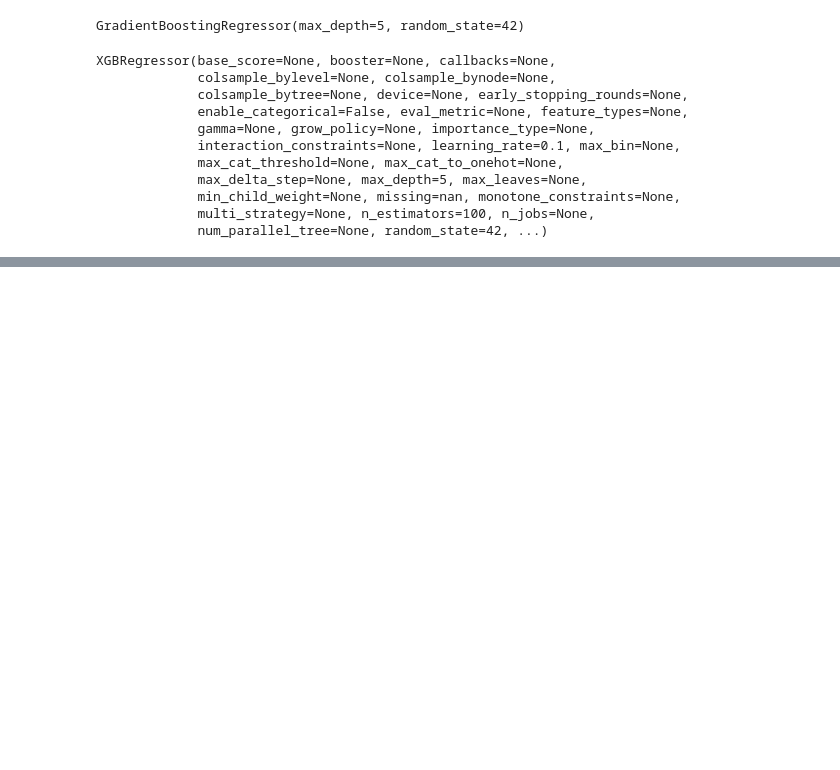
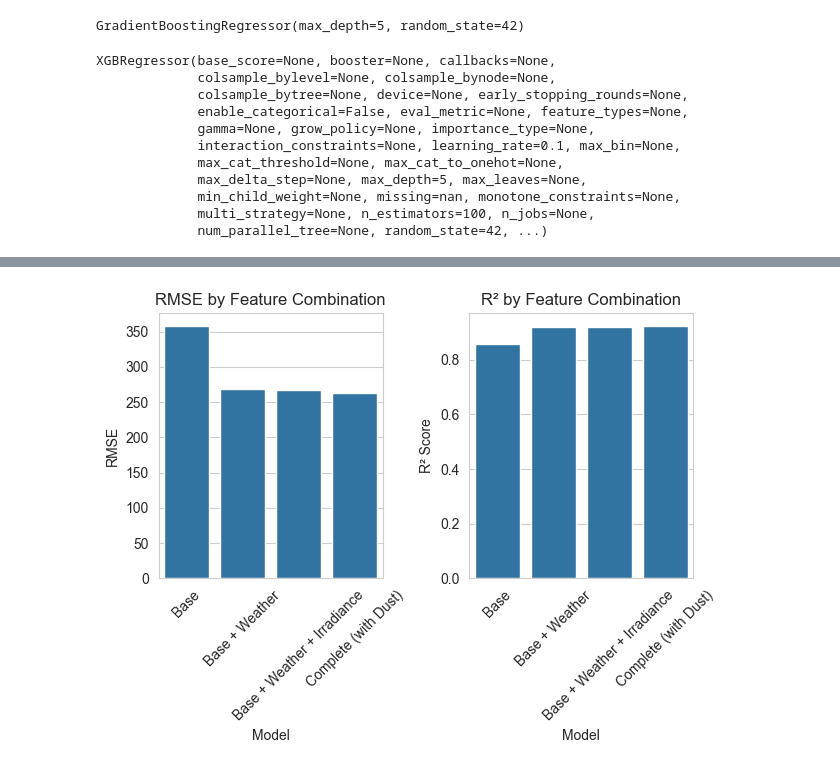
Before and after one commit to ajitashwathr10/quartz-solar-dust-forecasting, a Jupyter notebook: forecast.ipynb, the cells around one changed output, grey strips where cells are left out. Cells and saved outputs as stored; diff of their text form; code cells hidden in the pictures; blank space fills up the shorter version.

```diff
--- a/forecast.ipynb
+++ b/forecast.ipynb
@@ -331,0 +379,8 @@ plt.tight_layout()
+# %%
+# Simulate different combinations of features
+feature_combinations = [
+    ('Base', ['hour_sin', 'hour_cos', 'day_sin', 'day_cos']),
+    ('Base + Weather', ['hour_sin', 'hour_cos', 'day_sin', 'day_cos', 'temperature', 'cloud_cover']),
+    ('Base + Weather + Irradiance', ['hour_sin', 'hour_cos', 'day_sin', 'day_cos', 'temperature', 'cloud_cover', 'irradiance']),
+    ('Complete (with Dust)', ['hour_sin', 'hour_cos', 'day_sin', 'day_cos', 'temperature', 'cloud_cover', 'irradiance', 'dust_concentration'])
+]
@@ -331,0 +438,16 @@ plt.tight_layout()
+# %%
+plt.subplot(1, 2, 1)
+sns.barplot(x = 'Model', y = 'RMSE', data = ablation_df)
+plt.title('RMSE by Feature Combination')
+plt.xticks(rotation = 45)
+plt.ylabel('RMSE')
+
+plt.subplot(1, 2, 2)
+sns.barplot(x = 'Model', y = 'R²', data = ablation_df)
+plt.title('R² by Feature Combination')
+plt.xticks(rotation = 45)
+plt.ylabel('R² Score')
+
+plt.tight_layout()
+# %% [output]
+[figure, added]
```
Also changed, not shown: parts of 22 cells of this notebook.
